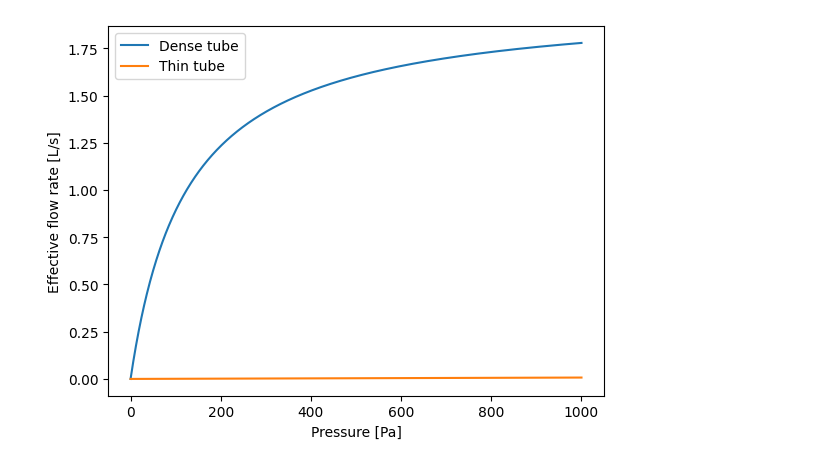
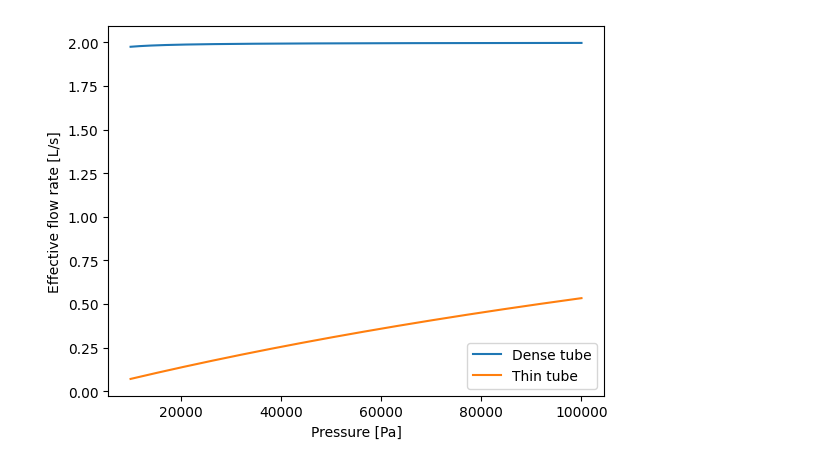
Before and after one commit to vyuma/physic_ex_repo, a Jupyter notebook: C.ipynb, the cells around one changed output. Cells and saved outputs as stored; diff of their text form; code cells hidden in the pictures.

```diff
--- a/C.ipynb
+++ b/C.ipynb
@@ -1,31 +1,31 @@
 # %%
 import pandas as pd
 import numpy as np
 import matplotlib.pyplot as plt
 
 A_D = 4.8 * 10**(-2) # [m]
 A_T = 7.0 * 10**(-3) # [m]
 L = 0.46 # [m]
 
 C_D = 1394 * A_D**4 / L # [m^3/s]
 C_T = 1394 * A_T**4 / L # [m^3/s]
 
 S = 2 # [L/s]
 
-P = np.linspace(0,1000,1000) # [Pa]
+P = np.linspace(10000,100000,1000) # [Pa]
 
 def S_eff(S,C):
     return S*C / (S+C)
 
 S_D = S_eff(S,C_D*P)
 S_T = S_eff(S,C_T*P)
 
 fig,ax = plt.subplots()
 ax.plot(P,S_D,label="Dense tube")
 ax.plot(P,S_T,label="Thin tube")
 ax.set_xlabel('Pressure [Pa]')
 ax.set_ylabel('Effective flow rate [L/s]')
 ax.legend()
 plt.show()
 # %% [output]
-[figure, old version]
+[figure, new version]
```
Also changed, not shown: 3 other files.
